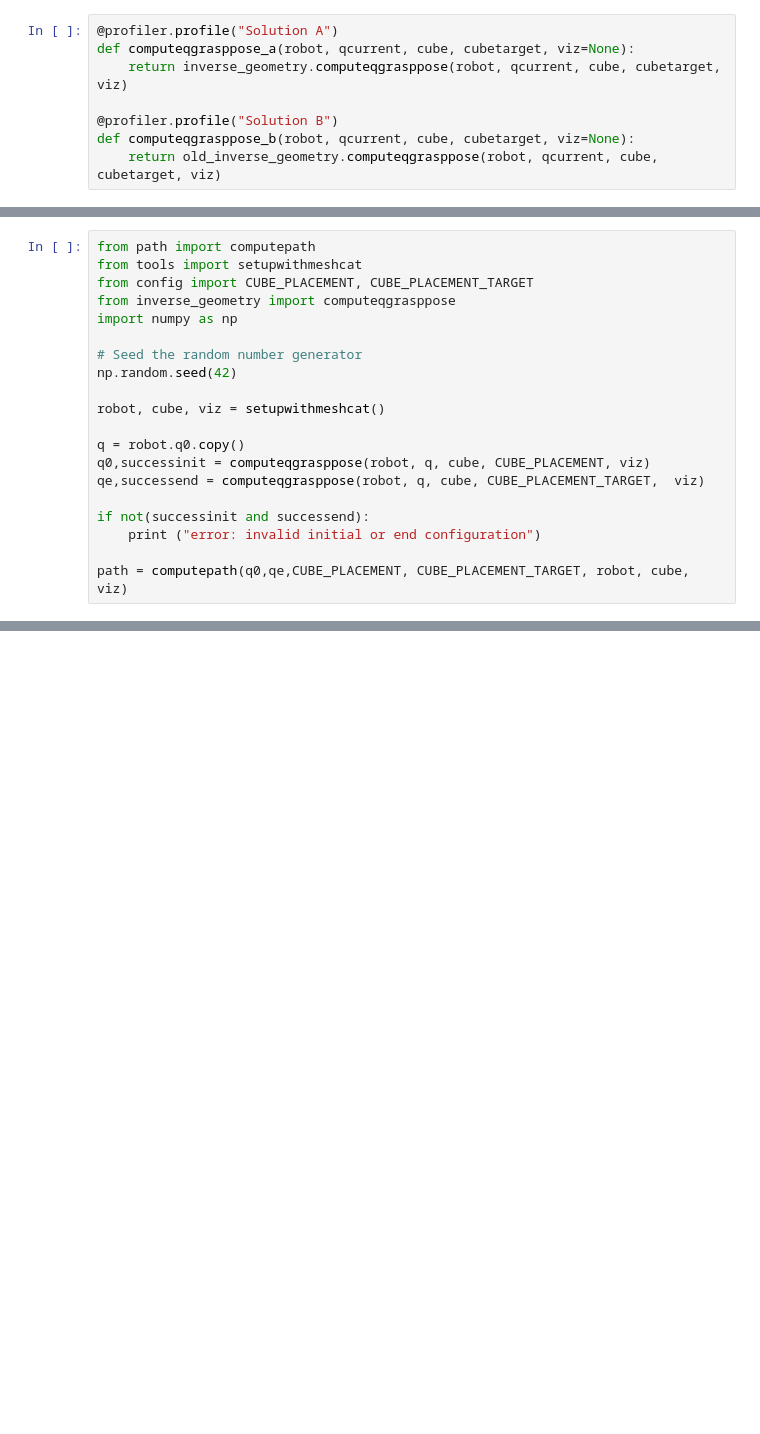
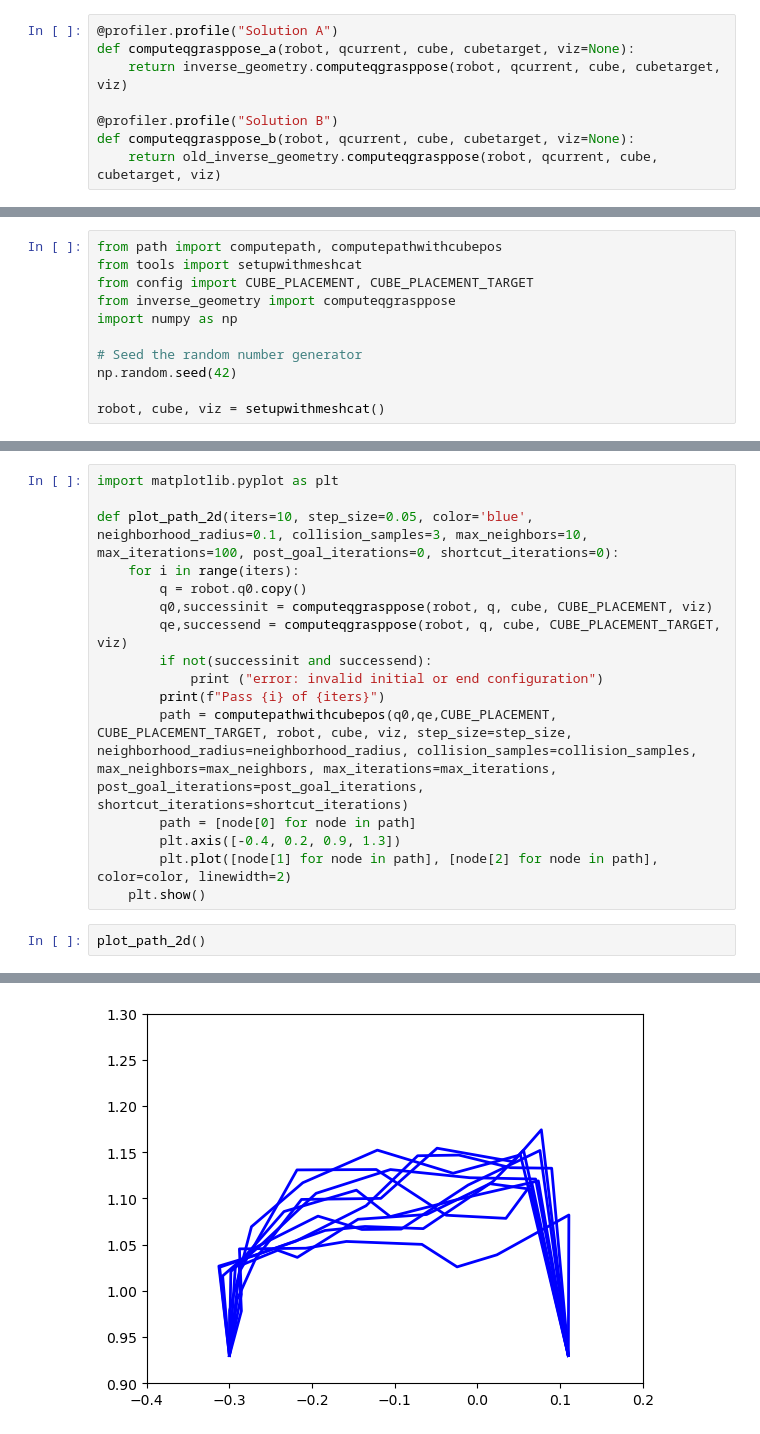
Before and after one commit to shiukaheng/lab, a Jupyter notebook: plots.ipynb, the cells around one changed output, grey strips where cells are left out. Saved outputs shown, nothing was run; the diff lists cells and outputs as text; blank space fills up the shorter version.

```diff
--- a/plots.ipynb
+++ b/plots.ipynb
@@ -70,5 +25,5 @@ This will become an error in seaborn v0.14.0; please update your code.
 # %%
-from path import computepath
+from path import computepath, computepathwithcubepos
 from tools import setupwithmeshcat
 from config import CUBE_PLACEMENT, CUBE_PLACEMENT_TARGET
 from inverse_geometry import computeqgrasppose
@@ -78,12 +33,3 @@ import numpy as np
 np.random.seed(42)
 
 robot, cube, viz = setupwithmeshcat()
-
-q = robot.q0.copy()
-q0,successinit = computeqgrasppose(robot, q, cube, CUBE_PLACEMENT, viz)
-qe,successend = computeqgrasppose(robot, q, cube, CUBE_PLACEMENT_TARGET,  viz)
-
-if not(successinit and successend):
-    print ("error: invalid initial or end configuration")
-
-path = computepath(q0,qe,CUBE_PLACEMENT, CUBE_PLACEMENT_TARGET, robot, cube, viz)
@@ -89,0 +41,19 @@ path = computepath(q0,qe,CUBE_PLACEMENT, CUBE_PLACEMENT_TARGET, robot, cube, viz
+# %%
+import matplotlib.pyplot as plt
+
+def plot_path_2d(iters=10, step_size=0.05, color='blue', neighborhood_radius=0.1, collision_samples=3, max_neighbors=10, max_iterations=100, post_goal_iterations=0, shortcut_iterations=0):
+    for i in range(iters):
+        q = robot.q0.copy()
+        q0,successinit = computeqgrasppose(robot, q, cube, CUBE_PLACEMENT, viz)
+        qe,successend = computeqgrasppose(robot, q, cube, CUBE_PLACEMENT_TARGET,  viz)
+        if not(successinit and successend):
+            print ("error: invalid initial or end configuration")
+        print(f"Pass {i} of {iters}")
+        path = computepathwithcubepos(q0,qe,CUBE_PLACEMENT, CUBE_PLACEMENT_TARGET, robot, cube, viz, step_size=step_size, neighborhood_radius=neighborhood_radius, collision_samples=collision_samples, max_neighbors=max_neighbors, max_iterations=max_iterations, post_goal_iterations=post_goal_iterations, shortcut_iterations=shortcut_iterations)
+        path = [node[0] for node in path]
+        plt.axis([-0.4, 0.2, 0.9, 1.3])
+        plt.plot([node[1] for node in path], [node[2] for node in path], color=color, linewidth=2)
+    plt.show()
+# %%
+plot_path_2d()
+# %% [output]
@@ -89,0 +77 @@ path = computepath(q0,qe,CUBE_PLACEMENT, CUBE_PLACEMENT_TARGET, robot, cube, viz
+[figure, added]
```
Also changed, not shown: parts of 8 cells of this notebook, 2 other files.
